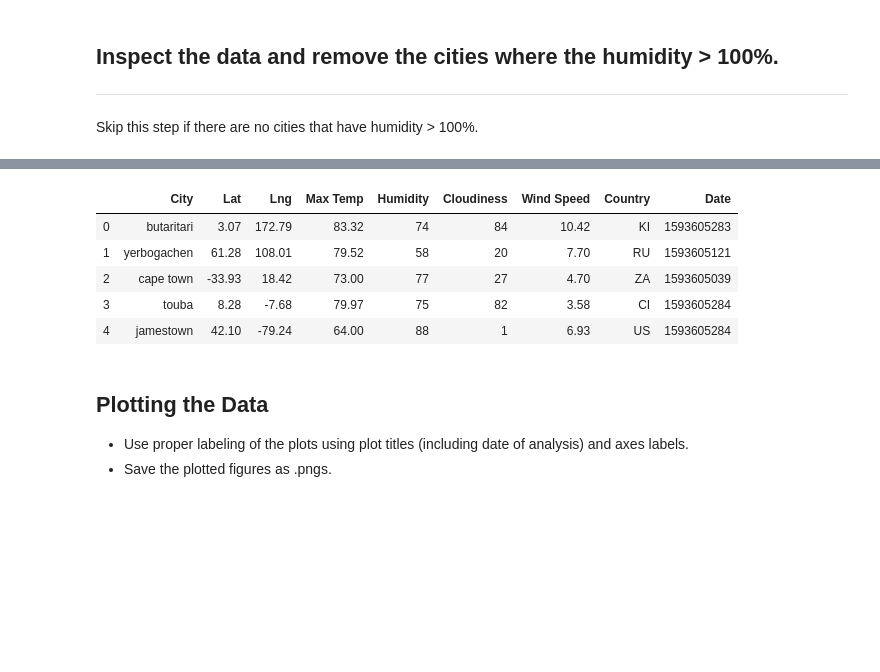
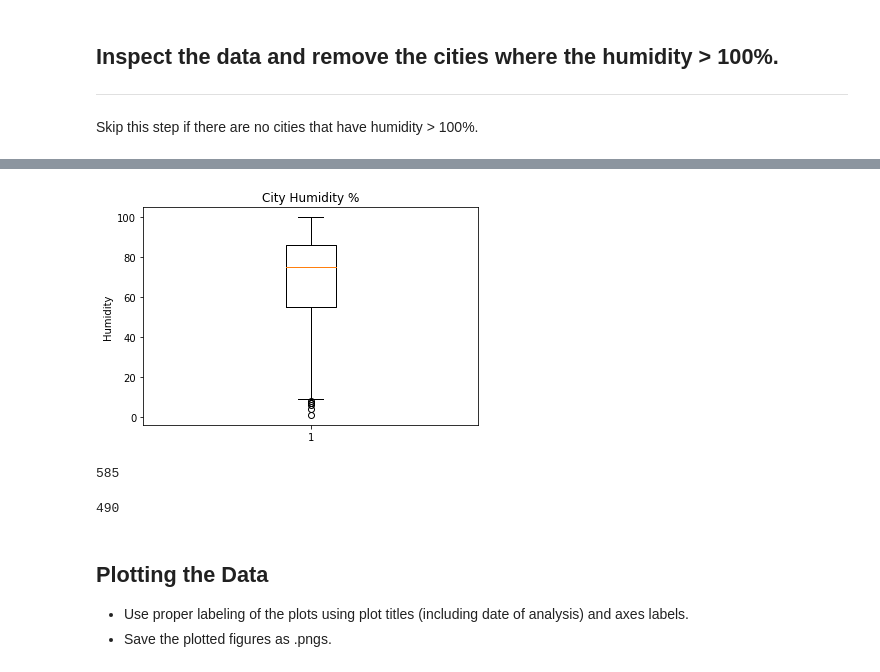
Before and after one commit to Kevin-McConchie/python-api-weather, a Jupyter notebook: WeatherPy/WeatherPy.ipynb, the cells around one changed output, grey strips where cells are left out. Drawn from its saved outputs; the diff is of its cells as text; code cells hidden in the pictures; blank space fills up the shorter version.

```diff
--- a/WeatherPy/WeatherPy.ipynb
+++ b/WeatherPy/WeatherPy.ipynb
@@ -187,13 +179,27 @@ Int64Index([], dtype='int64')
+# %%
+# Visual check of data for outliers
+humidity_df = pd.read_csv("../output_data/city_data_df.csv")
+humidity =humidity_df["Humidity"]
+
+fig1, ax1 = plt.subplots()
+ax1.set_title('City Humidity %')
+ax1.set_ylabel("Humidity")
+ax1.boxplot(humidity)
+plt.show()
+# count of values for comparision in next step
+len(humidity_df)
+# %% [output]
+[figure, added]
+585
 # %%
 # Make a new DataFrame equal to the city data to drop all humidity outliers by index.
 # Passing "inplace=False" will make a copy of the city_data DataFrame, which we call "clean_city_data".
+clean_city_data = city_data_df.drop(humidity_df["Humidity"], inplace=False)
+
+# count of values for comparision
+len (clean_city_data)
 # %% [output]
-|  | City | Lat | Lng | Max Temp | Humidity | Cloudiness | Wind Speed | Country | Date |
-| 0 | butaritari | 3.07 | 172.79 | 83.32 | 74 | 84 | 10.42 | KI | 1593605283 |
-| 1 | yerbogachen | 61.28 | 108.01 | 79.52 | 58 | 20 | 7.70 | RU | 1593605121 |
-| 2 | cape town | -33.93 | 18.42 | 73.00 | 77 | 27 | 4.70 | ZA | 1593605039 |
-| 3 | touba | 8.28 | -7.68 | 79.97 | 75 | 82 | 3.58 | CI | 1593605284 |
-| 4 | jamestown | 42.10 | -79.24 | 64.00 | 88 | 1 | 6.93 | US | 1593605284 |
+490
 # %% [markdown]
 ## Plotting the Data
 * Use proper labeling of the plots using plot titles (including date of analysis) and axes labels.
```
Also changed, not shown: parts of 16 cells of this notebook, 2 other files.
